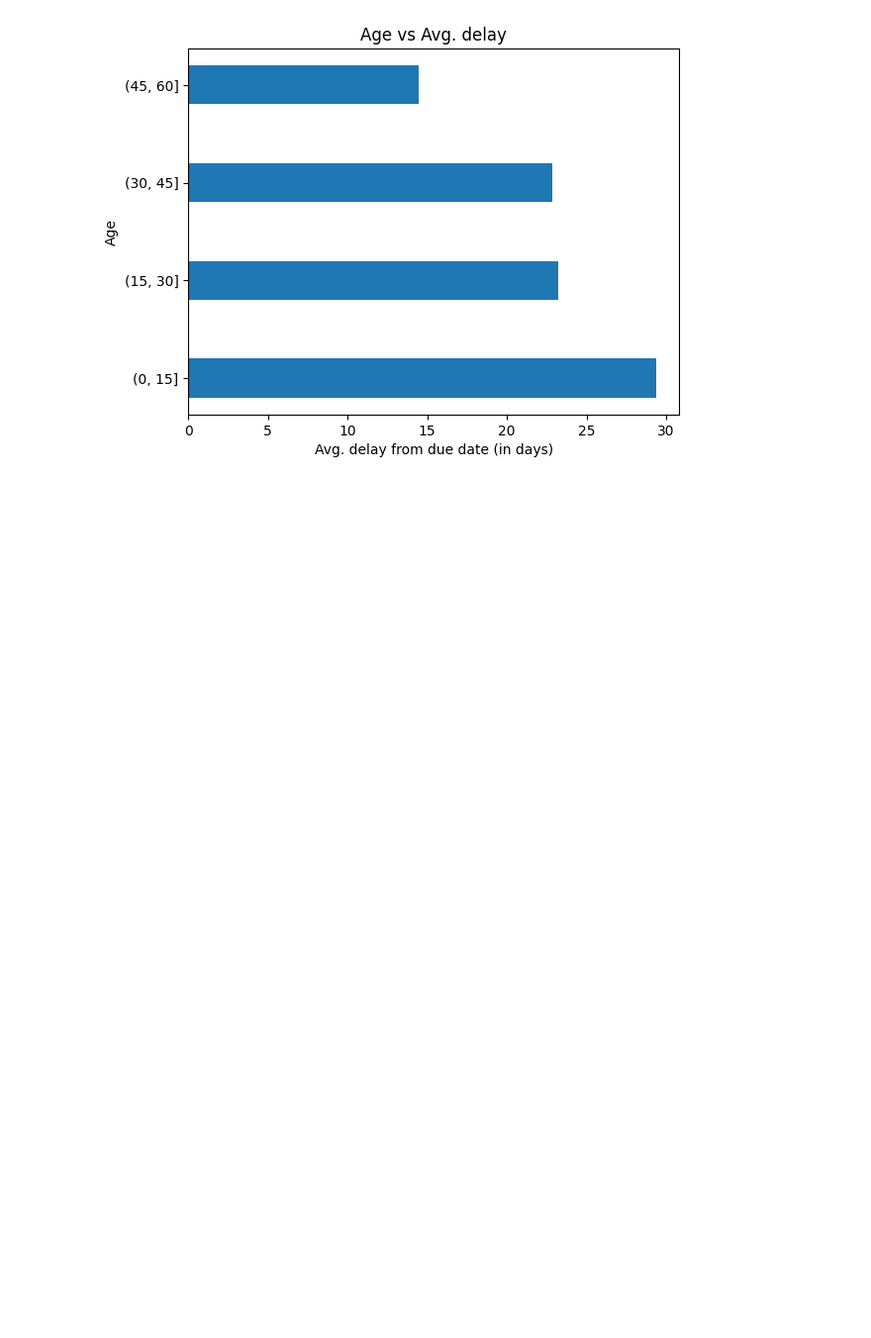
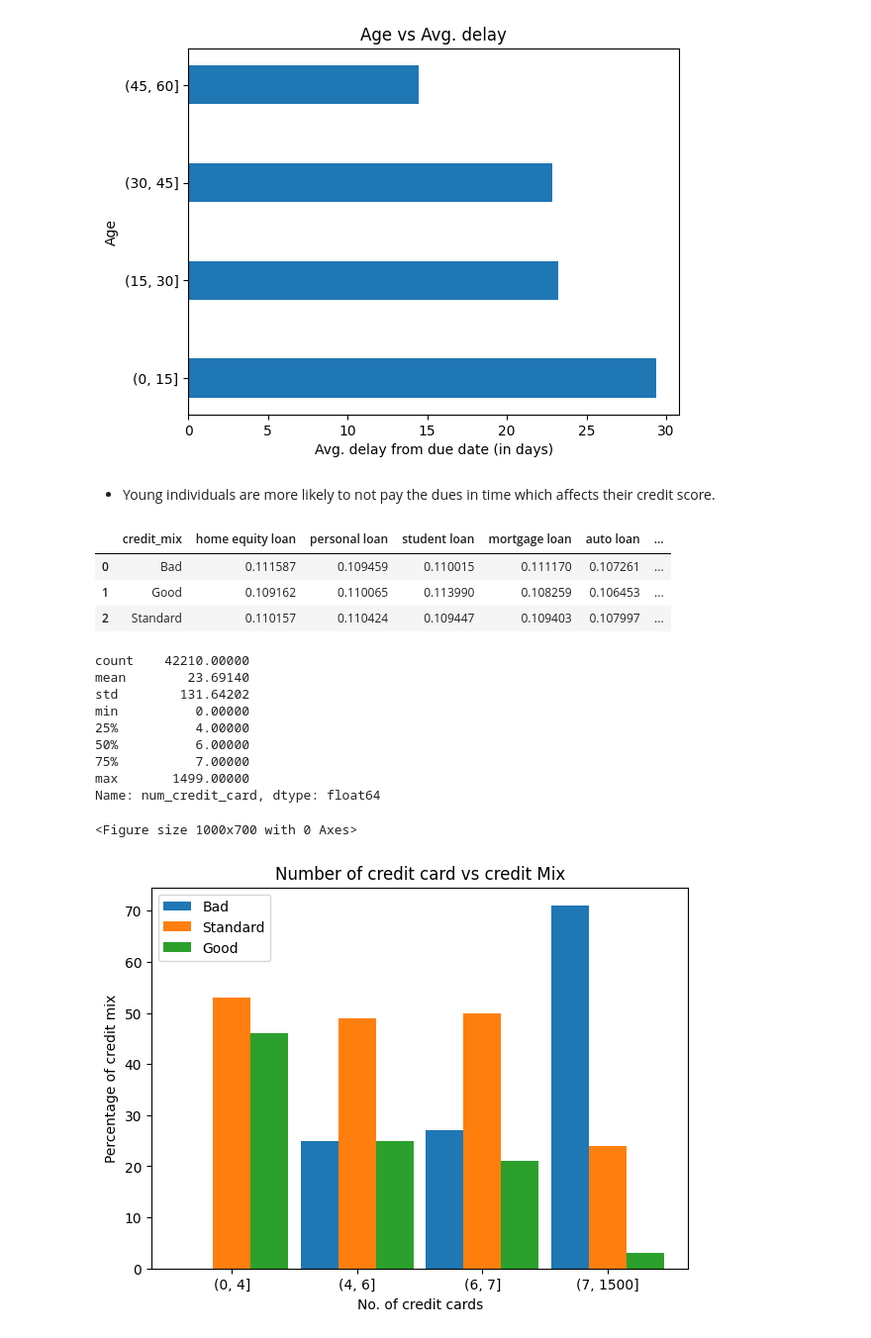
Before and after one commit to VarshaMenani/Bank_user_dataset_EDA, a Jupyter notebook: bank_user_dataset.ipynb, the cells around one changed output. Shown: that part at 99% size. Saved outputs shown, nothing was run; the diff lists cells and outputs as text; code cells hidden in the pictures; blank space fills up the shorter version.

```diff
--- a/bank_user_dataset.ipynb
+++ b/bank_user_dataset.ipynb
@@ -476,7 +479,7 @@ def pivot_df(df, column1, column2, bins = None):
 
   df['percentage'] = np.floor((df['size']/df['total_size'])*100)
 
-  df = df.pivot(column1, column2, 'percentage').reset_index().fillna(0)
+  df = df.pivot(index=column1, columns=column2, values='percentage').reset_index()
   return df
 # %%
 #Age vs Credit mix
@@ -553,3 +563,68 @@ plt.title("Age vs Avg. delay")
 plt.show()
 # %% [output]
 [figure]
+# %% [markdown]
+* Young individuals are more likely to not pay the dues in time which affects their credit score.
+# %%
+#age vs type of loan (stacked bar plot)
+def sum_df(df, column1, columns_list, bins = None):
+  full_columns_list  = columns_list+[column1]
+  df = df[full_columns_list]
+  if bins:
+    df[column1] = pd.cut(df[column1], bins)
+  df = df.groupby([column1])[columns_list].sum().reset_index()
+
+  df['total_sum']=df.loc[:,columns_list].sum(axis = 1)
+
+  df[columns_list] = df[columns_list].div(df['total_sum'], axis = 0)
+  return df
+
+unique_values = ['Home Equity Loan','Personal Loan','Student Loan','Mortgage Loan','Auto Loan',
+                 'Credit-Builder Loan','Debt Consolidation Loan','Not Specified','Payday Loan']
+
+unique_values = [x.lower() for x in unique_values]
+
+df = sum_df(bank_df.copy(), 'credit_mix', unique_values)
+
+df.head()
+# %% [output]
+|  | credit_mix | home equity loan | personal loan | student loan | mortgage loan | auto loan | ... |
+| 0 | Bad | 0.111587 | 0.109459 | 0.110015 | 0.111170 | 0.107261 | ... |
+| 1 | Good | 0.109162 | 0.110065 | 0.113990 | 0.108259 | 0.106453 | ... |
+| 2 | Standard | 0.110157 | 0.110424 | 0.109447 | 0.109403 | 0.107997 | ... |
+# %%
+#num of credit card vs credit mix
+fig = plt.figure(figsize =(10, 7))
+
+print(bank_df['num_credit_card'].describe())
+bins = [0,4,6,7,1500]
+
+df = pivot_df(bank_df.copy(), 'num_credit_card', 'credit_mix', bins)
+df.head()
+
+# show plot
+X_axis = np.arange(df.shape[0])
+
+plt.figure(figsize=(7,5))
+plt.bar(X_axis - 0.3, df['Bad'], 0.3, label = 'Bad')
+plt.bar(X_axis, df['Standard'], 0.3, label = 'Standard')
+plt.bar(X_axis + 0.3, df['Good'], 0.3, label = 'Good')
+
+plt.xticks(X_axis, df['num_credit_card'])
+plt.xlabel("No. of credit cards")
+plt.ylabel("Percentage of credit mix")
+plt.title("Number of credit card vs credit Mix")
+plt.legend()
+plt.show()
+# %% [output]
+count    42210.00000
+mean        23.69140
+std        131.64202
+min          0.00000
+25%          4.00000
+50%          6.00000
+75%          7.00000
+max       1499.00000
+Name: num_credit_card, dtype: float64
+<Figure size 1000x700 with 0 Axes>
+[figure, added]
```
Also changed, not shown: parts of 35 cells of this notebook.
